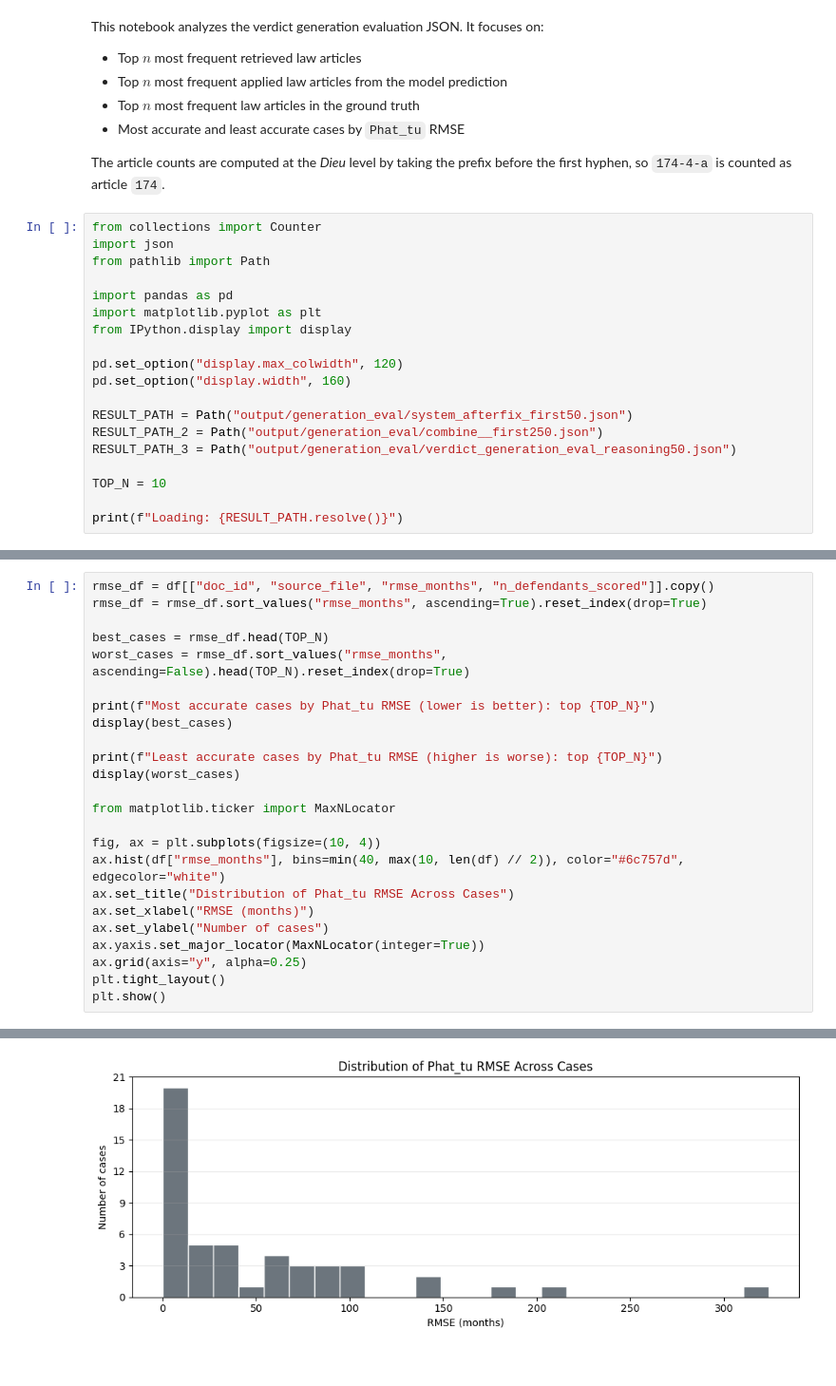
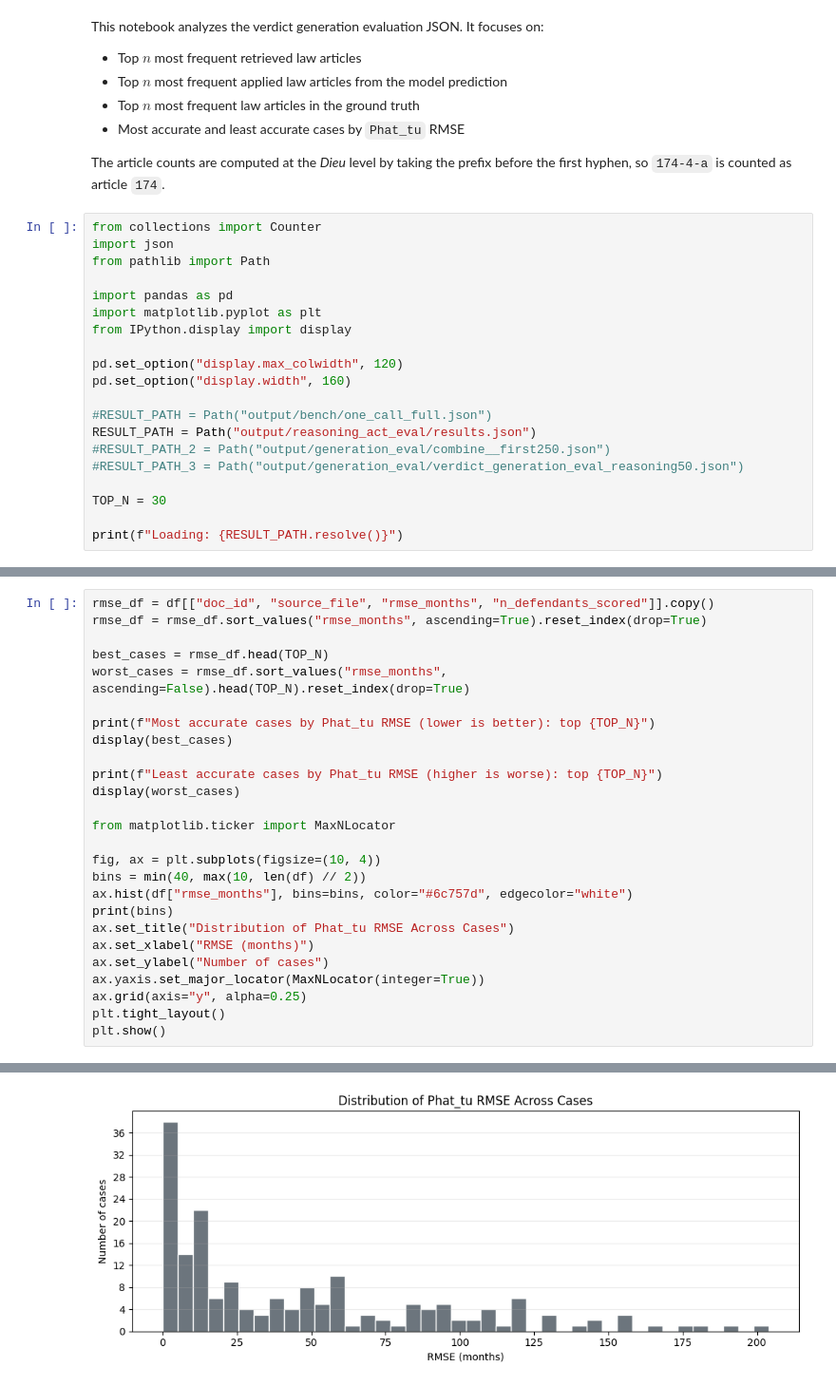
Before and after one commit to vmhieu51204/Rag_luat_test, a Jupyter notebook: generation_eval_analysis.ipynb, the cells around one changed output, grey strips where cells are left out. Shown at 95% size. Saved outputs shown, nothing was run; the diff lists cells and outputs as text.

```diff
--- a/generation_eval_analysis.ipynb
+++ b/generation_eval_analysis.ipynb
@@ -21,11 +21,12 @@ from IPython.display import display
 pd.set_option("display.max_colwidth", 120)
 pd.set_option("display.width", 160)
 
-RESULT_PATH = Path("output/generation_eval/system_afterfix_first50.json")
-RESULT_PATH_2 = Path("output/generation_eval/combine__first250.json")
-RESULT_PATH_3 = Path("output/generation_eval/verdict_generation_eval_reasoning50.json")
+#RESULT_PATH = Path("output/bench/one_call_full.json")
+RESULT_PATH = Path("output/reasoning_act_eval/results.json")
+#RESULT_PATH_2 = Path("output/generation_eval/combine__first250.json")
+#RESULT_PATH_3 = Path("output/generation_eval/verdict_generation_eval_reasoning50.json")
 
-TOP_N = 10
+TOP_N = 30
 
 print(f"Loading: {RESULT_PATH.resolve()}")
 # %% [output]
@@ -225,7 +228,9 @@ display(worst_cases)
 from matplotlib.ticker import MaxNLocator
 
 fig, ax = plt.subplots(figsize=(10, 4))
-ax.hist(df["rmse_months"], bins=min(40, max(10, len(df) // 2)), color="#6c757d", edgecolor="white")
+bins = min(40, max(10, len(df) // 2))
+ax.hist(df["rmse_months"], bins=bins, color="#6c757d", edgecolor="white")
+print(bins)
 ax.set_title("Distribution of Phat_tu RMSE Across Cases")
 ax.set_xlabel("RMSE (months)")
 ax.set_ylabel("Number of cases")
@@ -261 +279 @@ Least accurate cases by Phat_tu RMSE (higher is worse): top 10
-[figure, old version]
+[figure, new version]
```
Also changed, not shown: parts of 6 cells of this notebook, 42 other files.
